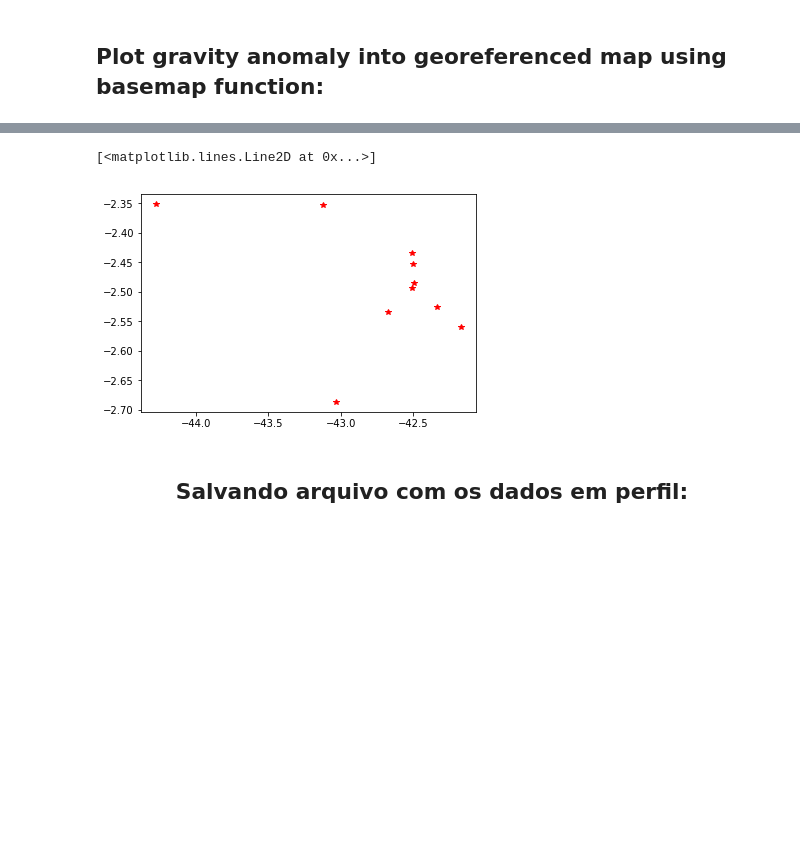
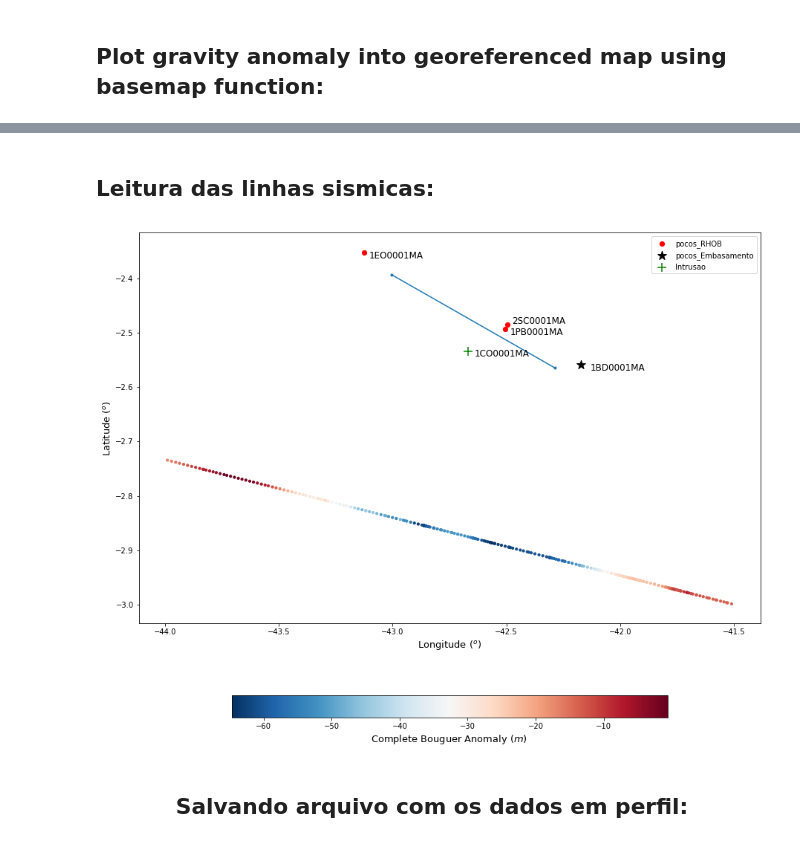
Before and after one commit to MathewsAndrade/Mathews_codes, a Jupyter notebook: Grav_barreirinhas.ipynb, the cells around one changed output, grey strips where cells are left out. Saved outputs shown, nothing was run; the diff lists cells and outputs as text; code cells hidden in the pictures; blank space fills up the shorter version.

Commit message:
add seismic lines and wells into the plot of gravity profile. Needs cartopy.

```diff
--- a/Grav_barreirinhas.ipynb
+++ b/Grav_barreirinhas.ipynb
@@ -525,4 +523,4 @@ plt.show()
 # %%
 # Grafico das coordenadas dos poços:
-label=['Poco', 'Lat', 'Lon', 'Per', 'Emb']
-pocos = pd.read_csv(caminhorod + 'coordenadas_pocos.txt', sep='\s+', header=0)
+pocos = pd.read_csv('../dados_reais/BOF_9893_ANP/coord_pocos.txt', sep='\s+', header=0,
+                    usecols=(0,1,2,3) )
@@ -549,9 +527,55 @@ plt.show()
-# %%
-plt.
-plt.plot(pocos.Longitude, pocos.Latitude,'* r')
-# %% [output]
-[<matplotlib.lines.Line2D at 0x...>]
-[figure, removed]
+# %% [markdown]
+## Leitura das linhas sismicas:
+# %%
+# Grafico das coordenadas dos poços:
+nome = ['Line', 'Lat', 'Lon']
+sis = pd.read_csv('../dados_reais/BOF_9893_ANP/coord_sismica.txt', sep='\s+', skiprows=0, names=nome)
+nlines = np.size(sis, axis=0)
+# %%
+# ------------ set figure size: ------------------------------------------#
+plt.close('all')
+fig = plt.figure(figsize=(15,12), facecolor='w')
+
+# Perfil gravimetrico:
+p2 = plt.scatter(lon, y, s=40.0, c=gzi, marker='.', cmap='RdBu_r')
+cbar = plt.colorbar(p2, aspect=20, fraction = 0.045, orientation="horizontal")
+cbar.set_label('Complete Bouguer Anomaly ($m$) ',fontsize=13, rotation = 0)
+plt.xlabel('Longitude ($^o$)', fontsize = 13)
+plt.ylabel('Latitude ($^o$)', fontsize = 13)
+
+# Linhas sismicas:
+#for i in range(0, nlines-1, 2):
+ys = [ sis.Lat[0], sis.Lat[1] ]
+xs = [ sis.Lon[0], sis.Lon[1] ]
+plt.plot(xs, ys,'.-')
+#plt.xlim(min(lon) - 0.4, max(lon) + 0.4 )
+#plt.ylim(min(y) - 0.4, max(y) + 0.4 )
+
+
+# pocos com densidade:
+plt.scatter(pocos.Longitude[4], pocos.Latitude[4], s=155.0, c='r', marker='.', label='pocos_RHOB' )
+plt.scatter(pocos.Longitude[5], pocos.Latitude[5], s=155.0, c='r', marker='.' )
+plt.scatter(pocos.Longitude[8], pocos.Latitude[8], s=155.0, c='r', marker='.' )
+
+#pocos que tocam o embasamento:
+plt.scatter(pocos.Longitude[1], pocos.Latitude[1], s=155.0, c='k', marker='*', label='pocos_Embasamento')
+
+# pocos com rochas igneas:
+plt.scatter(pocos.Longitude[3], pocos.Latitude[3], s=155.0, c='g', marker='+', label='Intrusao')
+
+
+# Nomes dos pocos com perfis de densidade bulk:
+plt.text(pocos.Longitude[4]+0.02, pocos.Latitude[4]-0.01, pocos.Poco[4], fontsize=12 )
+plt.text(pocos.Longitude[5]+0.01, pocos.Latitude[5]-0.02, pocos.Poco[5], fontsize=12 )
+plt.text(pocos.Longitude[8]+0.03, pocos.Latitude[8]+ 0.01, pocos.Poco[8], fontsize=12 )
+plt.text(pocos.Longitude[1]+0.04, pocos.Latitude[1]-0.01, pocos.Poco[1], fontsize=12 )
+plt.text(pocos.Longitude[3]+0.03, pocos.Latitude[3]-0.01, pocos.Poco[3], fontsize=12 )
+plt.legend()
+
+#plt.savefig('fig2.png', dpi=200, transparent=True, bbox_inches='tight')
+plt.show()
+# %% [output]
+[figure, added]
 # %%
 # calculando a conversao dos dados do perfil para utm:
 size = len(lon)
```
Also changed, not shown: parts of 4 cells of this notebook.
